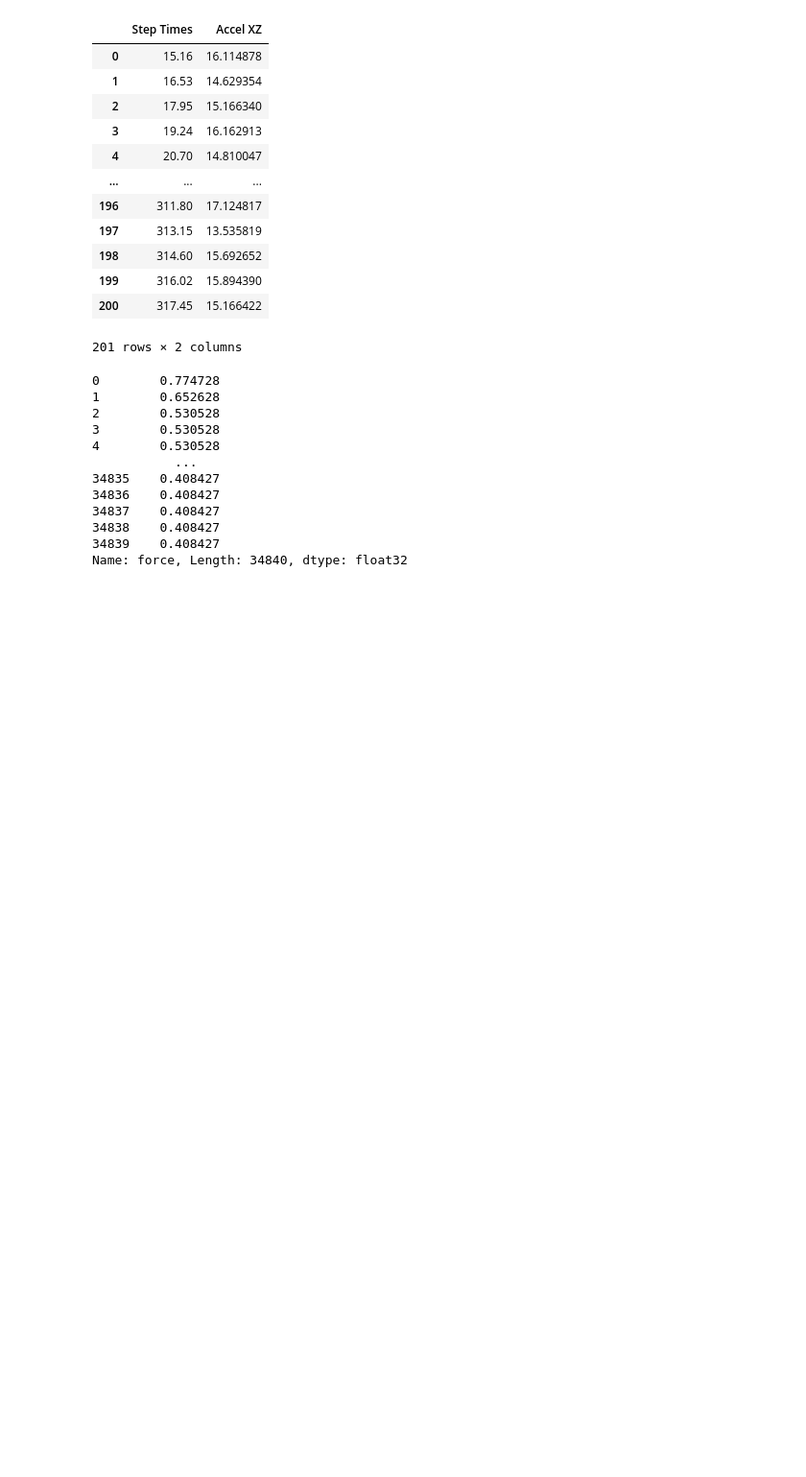
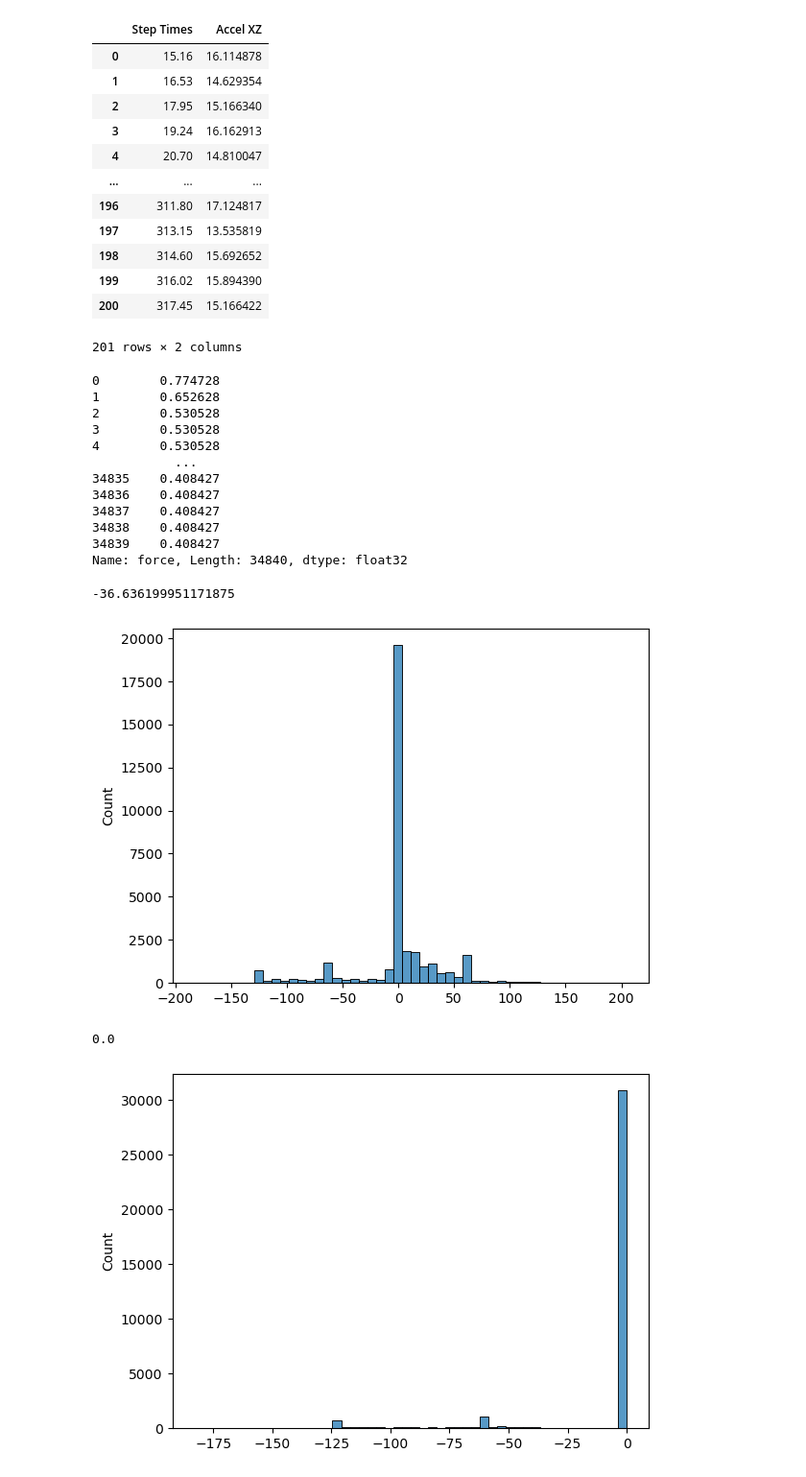
Before and after one commit to rickconci/Personalising-Crutches, a Jupyter notebook: src/testing.ipynb, the cells around one changed output. Shown at 96% size. Saved outputs shown, nothing was run; the diff lists cells and outputs as text; code cells hidden in the pictures; blank space fills up the shorter version.

```diff
--- a/src/testing.ipynb
+++ b/src/testing.ipynb
@@ -125,11 +125,10 @@ vector = (acc_x**2 + acc_z**2)
 
 # 2. Compute gradient of the force with respect to time
 d_force_dt = np.gradient(force, time)
-d_force_dt_filtered = np.where(d_force_dt > 0, 0, d_force_dt)
+threshold = d_force_dt.min()*0.2
+d_force_dt_filtered = np.where(d_force_dt > threshold, 0, d_force_dt)
 # 3. Compute the difference
 vector_minus_grad_force = (vector - d_force_dt_filtered)**2
-
-d_force_dt_filtered = d_force_dt_filtered**2
 
 
 # 4. Create interactive plot
@@ -169,3 +168,12 @@ fig.update_layout(
 )
 
 fig.show()
+# %%
+print(d_force_dt_filtered.max())
+sns.histplot(d_force_dt_filtered, bins=50)
+plt.show()
+# %% [output]
+-36.636199951171875
+[figure, added]
+0.0
+[figure, added]
```
Also changed, not shown: parts of 10 cells of this notebook, 4 other files.
